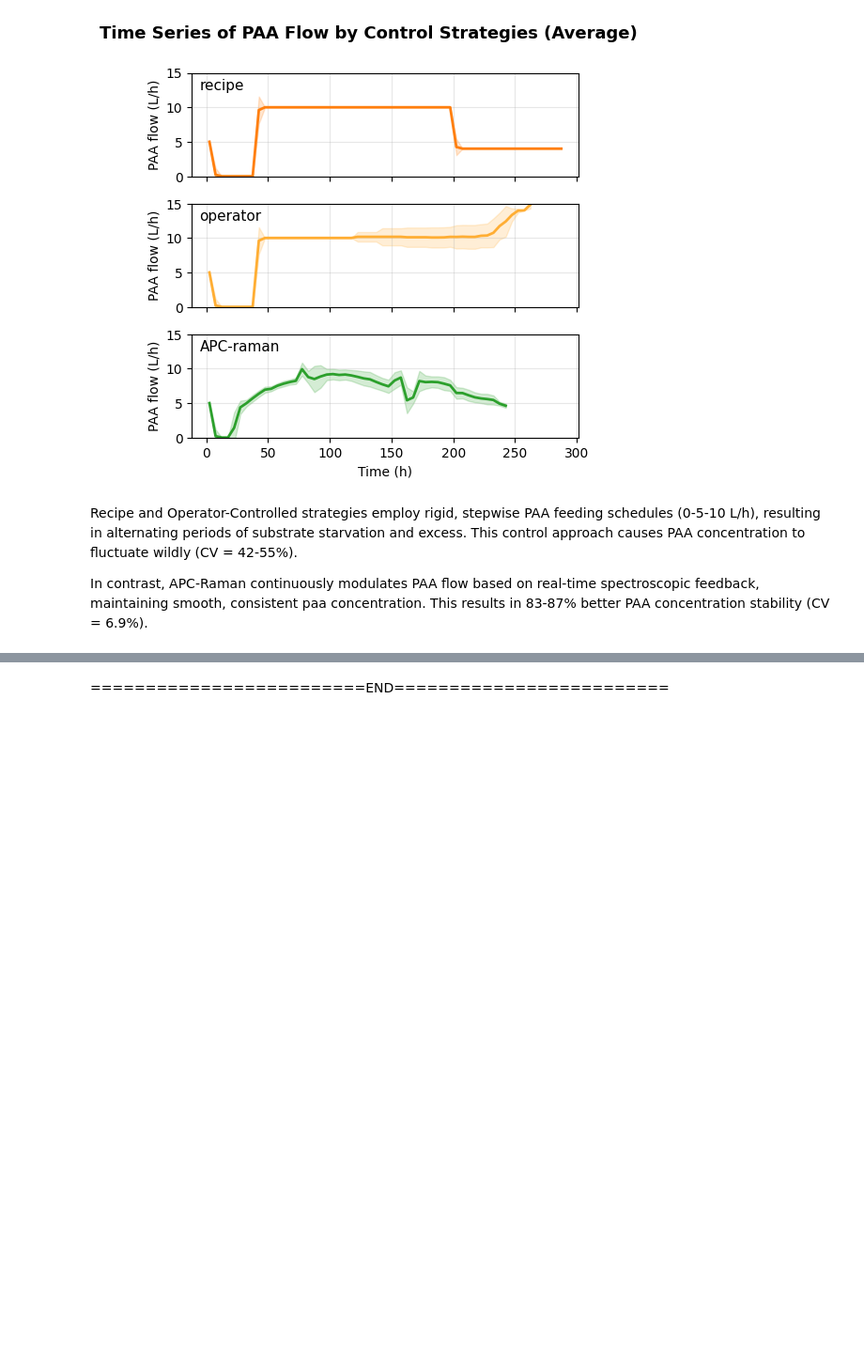
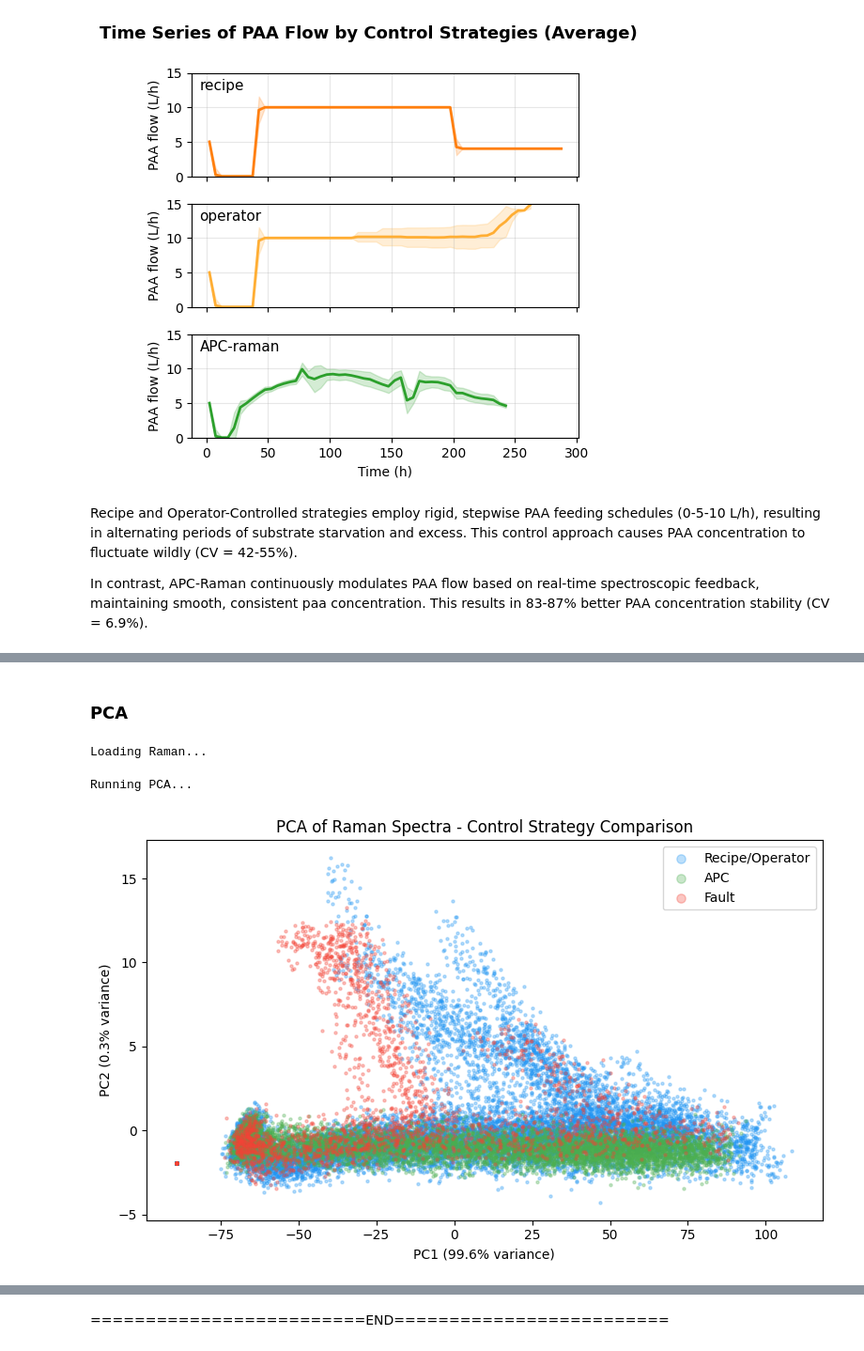
Before and after one commit to susihad/bioprocess_control_analysis, a Jupyter notebook: penicillin_simulation_dataset_analysis.ipynb, the cells around one changed output, grey strips where cells are left out. Shown at 94% size. Cells and saved outputs as stored; diff of their text form; code cells hidden in the pictures; blank space fills up the shorter version.

```diff
--- a/penicillin_simulation_dataset_analysis.ipynb
+++ b/penicillin_simulation_dataset_analysis.ipynb
@@ -753,0 +759,80 @@ In contrast, APC-Raman continuously modulates PAA flow based on real-time spectr
+# %% [markdown]
+### PCA
+# %%
+import gc
+from sklearn.decomposition import PCA
+from sklearn.cross_decomposition import PLSRegression
+from sklearn.preprocessing import StandardScaler
+from sklearn.metrics import r2_score, mean_squared_error
+from sklearn.impute import SimpleImputer
+
+DATA_PATH = "/content/drive/MyDrive/Bio Data/100_Batches_IndPenSim/Processed_Raman/"
+SAVE_PATH = "/content/drive/MyDrive/Bio Data/"
+
+# ── LOAD RAMAN (every 5th row to save RAM) ────────────────────────────────────
+print("Loading Raman...")
+raman_all = pd.concat([
+    pd.read_parquet(DATA_PATH + "raman_recipe.parquet").iloc[::5],
+    pd.read_parquet(DATA_PATH + "raman_operator.parquet").iloc[::5],
+    pd.read_parquet(DATA_PATH + "raman_apc.parquet").iloc[::5],
+    pd.read_parquet(DATA_PATH + "raman_fault.parquet").iloc[::5],
+], ignore_index=True)
+
+# Subsample df_39 to match (every 5th row)
+df_39_sub = df_39.iloc[::5].reset_index(drop=True)
+
+# ── JOIN BY POSITION ──────────────────────────────────────────────────────────
+merged = raman_all.copy()
+merged["Penicillin concentration(P:g/L)"] = df_39_sub["Penicillin concentration(P:g/L)"].values
+
+# ── SEPARATE RAMAN, TARGET, GROUPS ───────────────────────────────────────────
+raman_cols = [c for c in merged.columns if str(c).isdigit()]
+X      = merged[raman_cols].values
+y      = merged["Penicillin concentration(P:g/L)"].values
+groups = merged["group"].values
+
+# ── SPLIT BY CONTROL STRATEGY ─────────────────────────────────────────────────
+X_train, y_train = X[np.isin(groups, ["Recipe","Operator"])], y[np.isin(groups, ["Recipe","Operator"])]
+X_apc,   y_apc   = X[groups == "APC"],   y[groups == "APC"]
+X_fault, y_fault = X[groups == "Fault"],  y[groups == "Fault"]
+del X; gc.collect()
+
+# ── IMPUTE + SCALE ────────────────────────────────────────────────────────────
+imputer   = SimpleImputer(strategy="mean")
+X_train   = imputer.fit_transform(X_train)
+X_apc     = imputer.transform(X_apc)
+X_fault   = imputer.transform(X_fault)
+
+scaler    = StandardScaler()
+X_train_s = scaler.fit_transform(X_train)
+X_apc_s   = scaler.transform(X_apc)
+X_fault_s = scaler.transform(X_fault)
+del X_train, X_apc, X_fault; gc.collect()
+
+# ── PCA ───────────────────────────────────────────────────────────────────────
+print("Running PCA...")
+X_all_s   = np.vstack([X_train_s, X_apc_s, X_fault_s])
+pca       = PCA(n_components=2)
+X_all_pca = pca.fit_transform(X_all_s)
+del X_all_s; gc.collect()
+
+n_tr, n_apc, n_f = len(X_train_s), len(X_apc_s), len(X_fault_s)
+labels = ["Recipe/Operator"]*n_tr + ["APC"]*n_apc + ["Fault"]*n_f
+colors = {"Recipe/Operator": "#2196F3", "APC": "#4CAF50", "Fault": "#F44336"}
+
+fig, ax = plt.subplots(figsize=(8, 5))
+for group, color in colors.items():
+    mask = [l == group for l in labels]
+    ax.scatter(X_all_pca[mask, 0], X_all_pca[mask, 1], c=color, label=group, alpha=0.3, s=5)
+var = pca.explained_variance_ratio_ * 100
+ax.set_xlabel(f"PC1 ({var[0]:.1f}% variance)")
+ax.set_ylabel(f"PC2 ({var[1]:.1f}% variance)")
+ax.set_title("PCA of Raman Spectra - Control Strategy Comparison")
+ax.legend(markerscale=3)
+plt.tight_layout()
+plt.savefig(SAVE_PATH + "fig1_pca_strategies.png", dpi=150)
+plt.show()
+# %% [output]
+Loading Raman...
+Running PCA...
+[figure, added]
```
Also changed, not shown: parts of 13 cells of this notebook.
